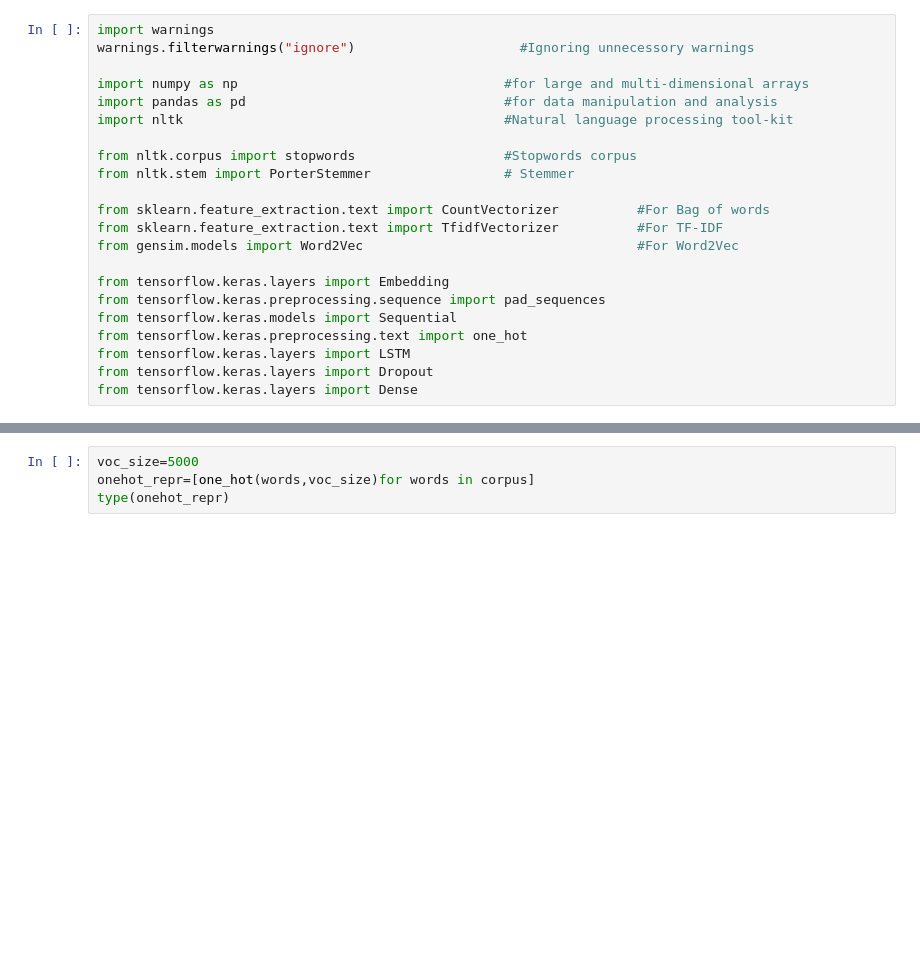
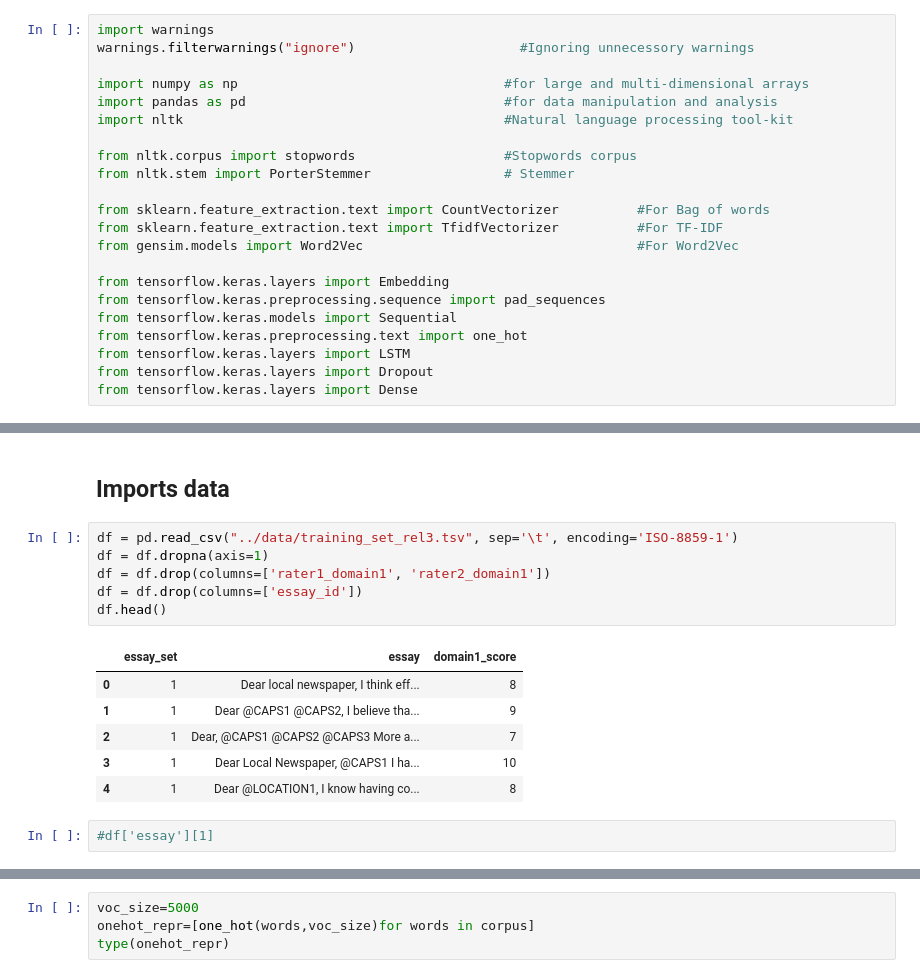
Before and after one commit to kunschg/Automated_Essay_Scoring, a Jupyter notebook: GK_notebooks/GK_explore.ipynb, the cells around one changed output, grey strips where cells are left out. Saved outputs shown, nothing was run; the diff lists cells and outputs as text; blank space fills up the shorter version.

```diff
--- a/GK_notebooks/GK_explore.ipynb
+++ b/GK_notebooks/GK_explore.ipynb
@@ -162,0 +29,17 @@ True
+# %% [markdown]
+## Imports data
+# %%
+df = pd.read_csv("../data/training_set_rel3.tsv", sep='\t', encoding='ISO-8859-1')
+df = df.dropna(axis=1)
+df = df.drop(columns=['rater1_domain1', 'rater2_domain1'])
+df = df.drop(columns=['essay_id'])
+df.head()
+# %% [output]
+|  | essay_set | essay | domain1_score |
+| 0 | 1 | Dear local newspaper, I think eff... | 8 |
+| 1 | 1 | Dear @CAPS1 @CAPS2, I believe tha... | 9 |
+| 2 | 1 | Dear, @CAPS1 @CAPS2 @CAPS3 More a... | 7 |
+| 3 | 1 | Dear Local Newspaper, @CAPS1 I ha... | 10 |
+| 4 | 1 | Dear @LOCATION1, I know having co... | 8 |
+# %%
+#df['essay'][1]
```
Also changed, not shown: parts of 15 cells of this notebook, 1 other file.
